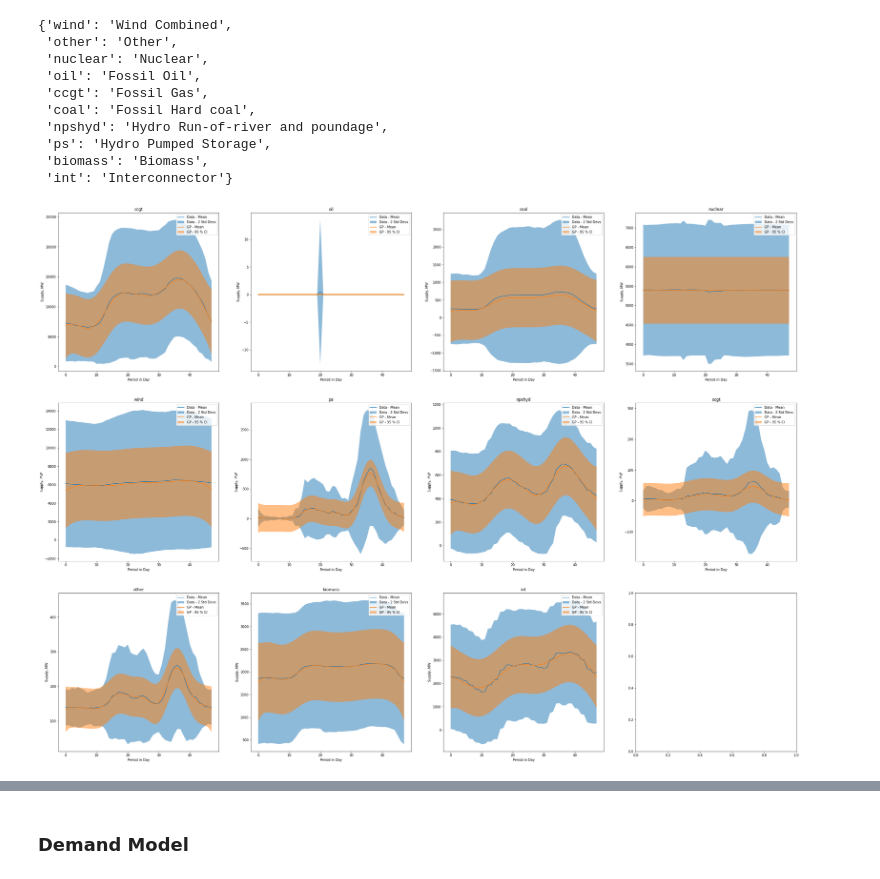
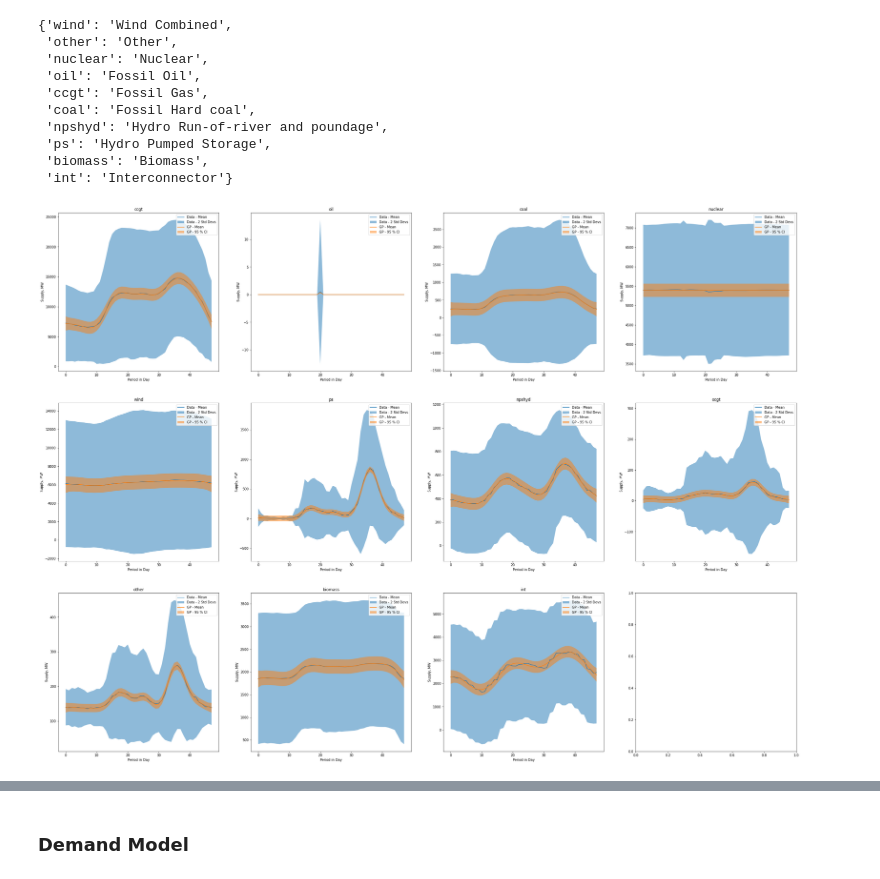
Before and after one commit to Cam-MLPW-MLMI-21-22/elexon-data-portal, a Jupyter notebook: elexon.ipynb, the cells around one changed output, grey strips where cells are left out. Drawn from its saved outputs; the diff is of its cells as text; code cells hidden in the pictures.

Commit message:
Reduced noise variance to 0.1; adding pricing data

```diff
--- a/elexon.ipynb
+++ b/elexon.ipynb
@@ -808,7 +808,7 @@ m = GPy.models.GPRegression(x,y,kernel)
 m.optimize_restarts(num_restarts=15, parallel=True, messages=False, robust=False, verbose=False)
 
 ## NOTE: Overriding the variance of the GP noise
-m.Gaussian_noise.variance = (0.5*y_std.mean())**2
+m.Gaussian_noise.variance = (0.1*y_std.mean())**2
 m.Gaussian_noise.variance.fix()
 
 m
@@ -931,35 +931,35 @@ for i, supply_type in enumerate(FUELHH_supply_types):
     np.random.seed(0)
     m = GPy.models.GPRegression(x,y,kernel)
     m.optimize_restarts(num_restarts=15, parallel=True, messages=False, robust=False, verbose=False)
 
     ## NOTE: Overriding the variance of the GP noise
-    m.Gaussian_noise.variance = (0.5*y_std.mean())**2
+    m.Gaussian_noise.variance = (0.1*y_std.mean())**2
     m.Gaussian_noise.variance.fix()
 
     B1620_name = supply_type_lookup.get(supply_type, supply_type)
     m.pickle(os.path.join('models', f'supply_FUELHH_{B1620_name.lower().replace(" ", "_")}.pkl'))
 
     mean, var = m.predict(x)
     std = np.sqrt(var)
 
     supply_preds[:,i] = mean.flatten()
 
     ax[im_x, im_y].plot(x, y, label='Data - Mean')
     ax[im_x, im_y].fill_between(x.flatten(), y.flatten()-2*y_std, y.flatten()+2*y_std, alpha=0.5, label='Data - 2 Std Devs')
 
     ax[im_x, im_y].plot(x,mean, label='GP - Mean')
     ax[im_x, im_y].fill_between(x.flatten(), (mean+2*std).flatten(), (mean-2*std).flatten(), alpha=0.5, label='GP - 95 % CI')
 
     ax[im_x, im_y].set_title(supply_type)
     ax[im_x, im_y].set_xlabel('Period in Day')
     ax[im_x, im_y].set_ylabel('Supply, MW')
     # ax[im_x, im_y].set_ylim(0, 25000)
 
     ax[im_x, im_y].legend()
 
 fig.savefig('daily_gp_fit.jpeg', pad_inches=0.2, bbox_inches='tight')
 # %% [output]
-[figure, old version]
+[figure, new version]
 # %%
 fig, ax = plt.subplots(1, 1, figsize=(10,10))
 ax.plot(x, supply_preds.sum(axis=1))
```
Also changed, not shown: parts of 42 cells of this notebook.
